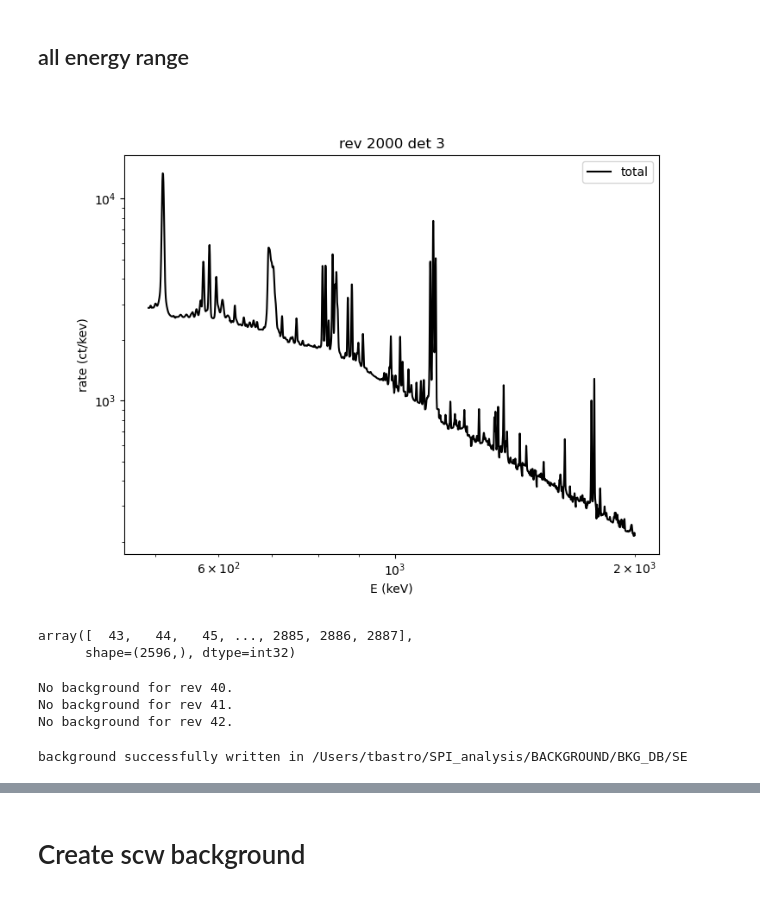
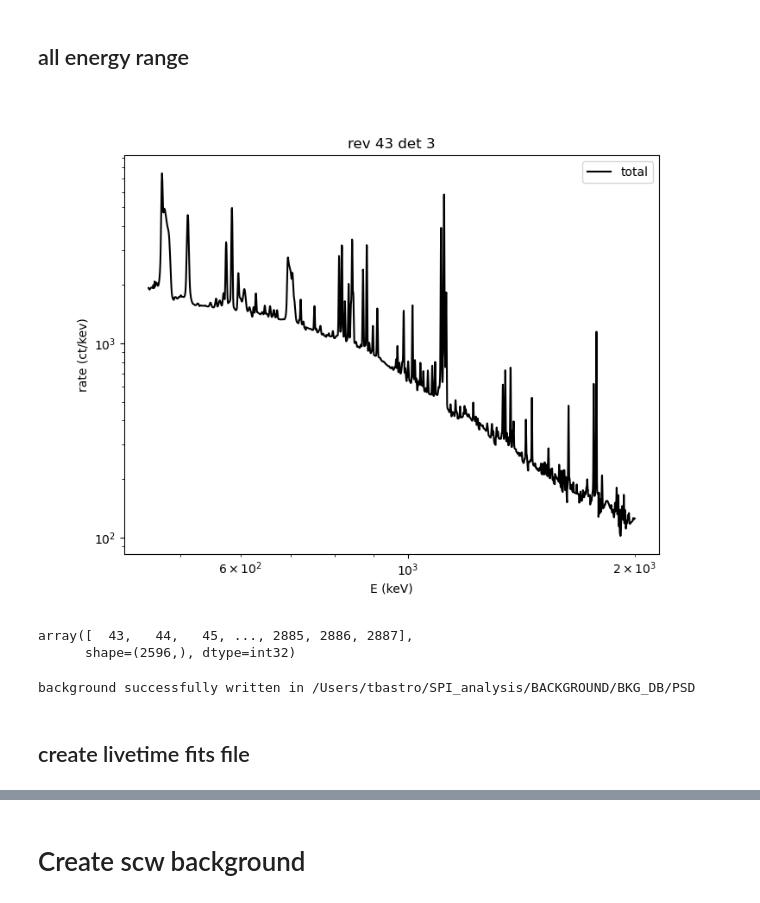
Before and after one commit to tristanbouchet/spibackground, a Jupyter notebook: test_background.ipynb, the cells around one changed output, grey strips where cells are left out. Drawn from its saved outputs; the diff is of its cells as text; code cells hidden in the pictures.

```diff
--- a/test_background.ipynb
+++ b/test_background.ipynb
@@ -93,23 +72,22 @@ array([[ 8.88593755e+02, -2.37736525e+00,  2.87011598e+01,
 # %%
 %matplotlib widget
 det=3
-pid=2000
+pid=43
 ax=bkg_full.calc_spec_pid_det(pid=pid, det=det, plot=True)
 
 plt.show()
 # %% [output]
-[figure, old version]
+[figure, new version]
 # %%
 bkg_full.get_available_pid_list()
 # %% [output]
 array([  43,   44,   45, ..., 2885, 2886, 2887],
       shape=(2596,), dtype=int32)
 # %%
-pid_list=np.arange(40, 50, dtype='int64')
+pid_list=np.arange(43, 44, dtype='int64')
 # pid_list=np.arange(1, 5, dtype='int64')
 bkg_full.write_fits_files(bkg_db_dir=f'/Users/tbastro/SPI_analysis/BACKGROUND/BKG_DB', pid_list=pid_list, compress=True)
 # %% [output]
-No background for rev 40.
-No background for rev 41.
-No background for rev 42.
+background successfully written in /Users/tbastro/SPI_analysis/BACKGROUND/BKG_DB/PSD
-background successfully written in /Users/tbastro/SPI_analysis/BACKGROUND/BKG_DB/SE
+# %% [markdown]
+## create livetime fits file
```
Also changed, not shown: parts of 9 cells of this notebook, 3 other files.
